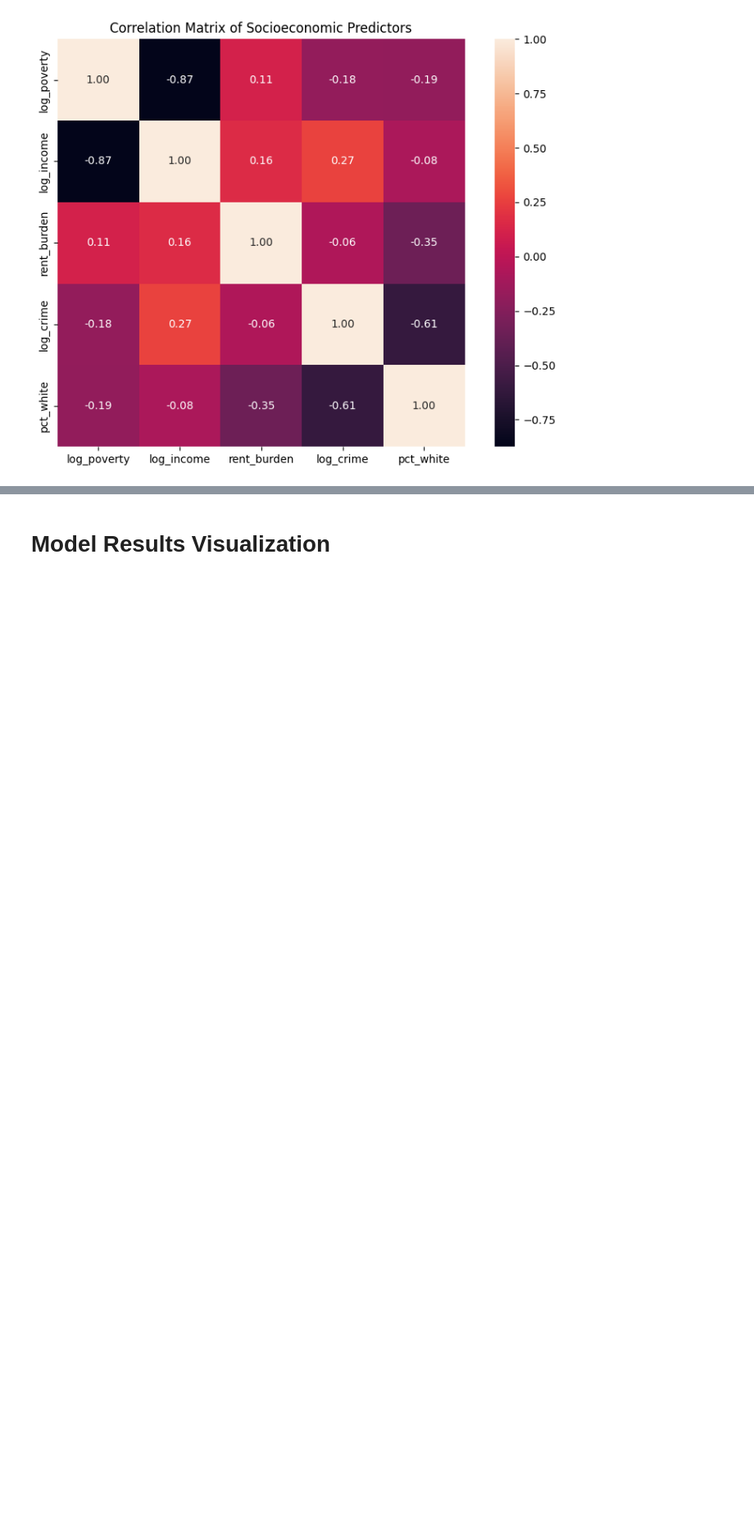
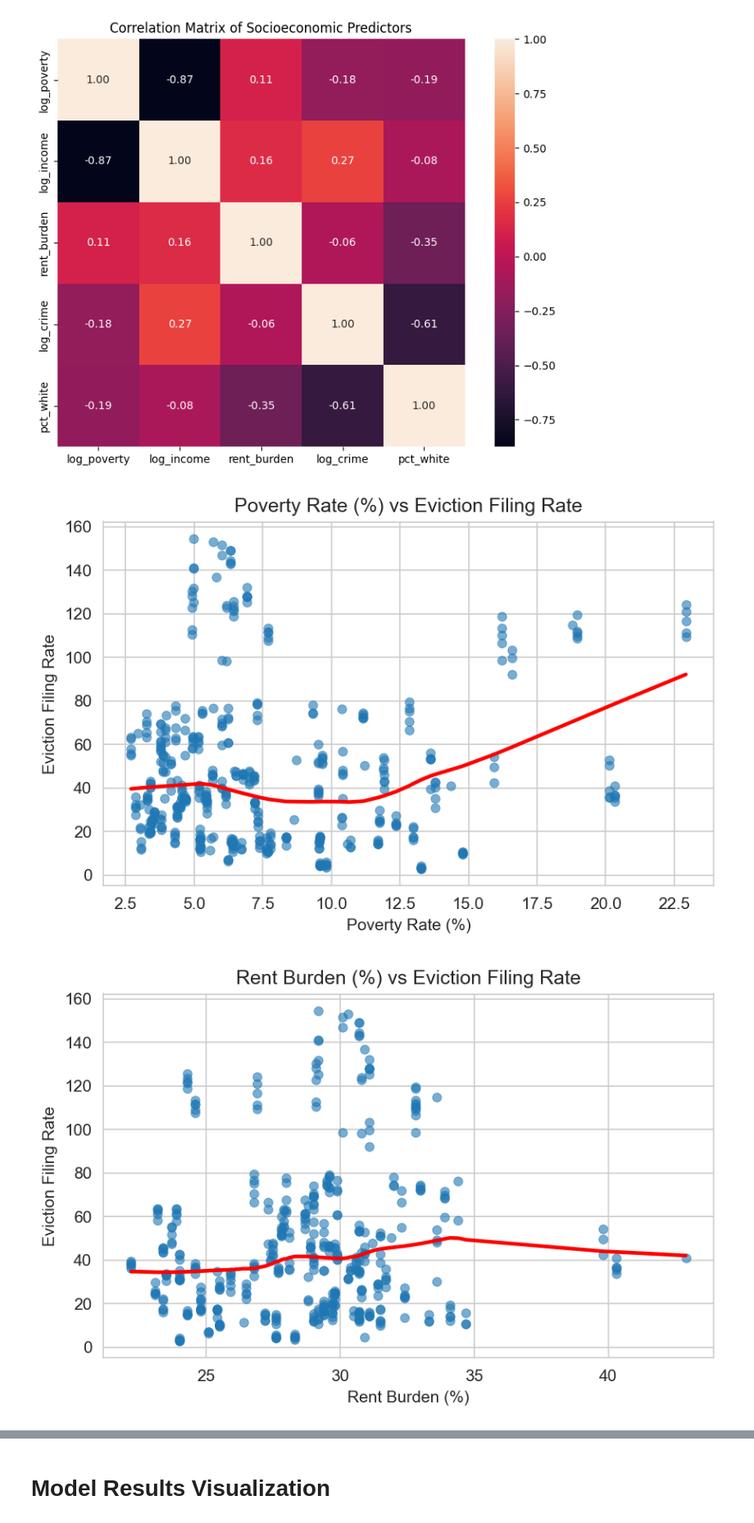
Before and after one commit to tnguye27/CCDS, a Jupyter notebook: notebooks/regression.ipynb, the cells around one changed output, grey strips where cells are left out. Shown at 82% size. Drawn from its saved outputs; the diff is of its cells as text; code cells hidden in the pictures; blank space fills up the shorter version.

Commit message:
Create linearity plots for each variable with eviction filing rate

```diff
--- a/notebooks/regression.ipynb
+++ b/notebooks/regression.ipynb
@@ -180,3 +180,50 @@ plt.tight_layout()
 plt.show()
 # %% [output]
 [figure]
+# %%
+# check linearity for each variable before log transformed to eviction filing rate
+sns.set_style("whitegrid")
+
+# Variables and labels for plotting
+variables = {
+    "poverty_rate": "Poverty Rate (%)",
+    "rent_burden": "Rent Burden (%)",
+    "pct_white": "Percent White (%)",
+    "total-crime": "Total Crime (Count)"
+}
+
+# Loop through each variable and generate plot
+for var, label in variables.items():
+
+    plt.figure(figsize=(6,4), dpi=150)
+
+    # Scatter
+    sns.scatterplot(
+        x=df[var],
+        y=df["eviction_filing_rate"],
+        s=30,
+        alpha=0.6,
+        edgecolor=None
+    )
+
+    # LOESS smoothing line
+    sns.regplot(
+        x=df[var],
+        y=df["eviction_filing_rate"],
+        scatter=False,
+        lowess=True,
+        color="red"
+    )
+
+    plt.title(f"{label} vs Eviction Filing Rate")
+    plt.xlabel(label)
+    plt.ylabel("Eviction Filing Rate")
+    plt.tight_layout()
+
+    # create file name to save each figure
+    filename = f"linearity_{var.replace('-', '_')}.png"
+    plt.savefig(f"C:/Users/trung/Downloads/{filename}", dpi=300, bbox_inches="tight")
+    plt.show()
+# %% [output]
+[figure, added]
+[figure, added]
```
Also changed, not shown: parts of 4 cells of this notebook.
